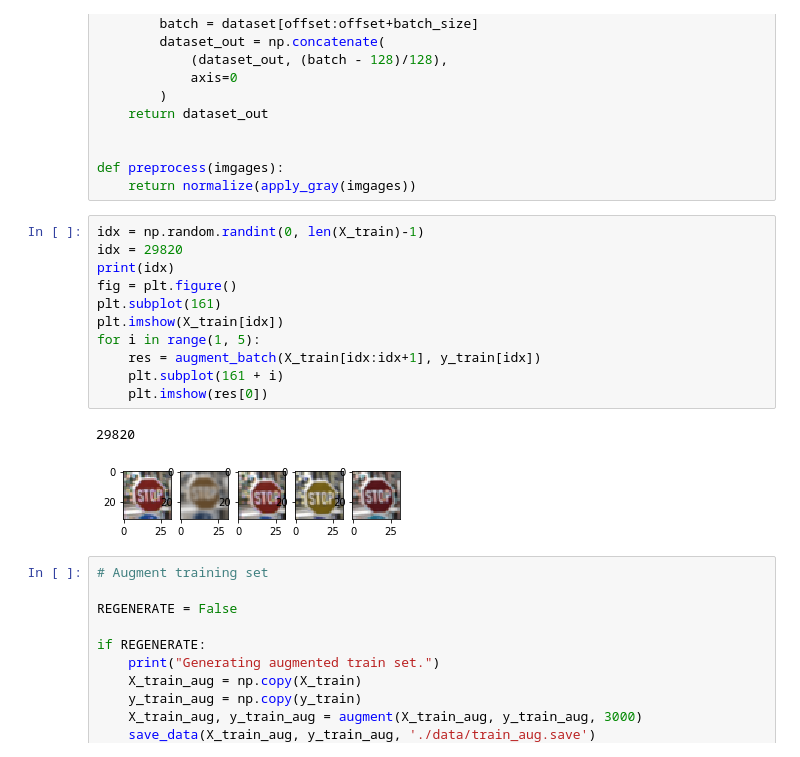
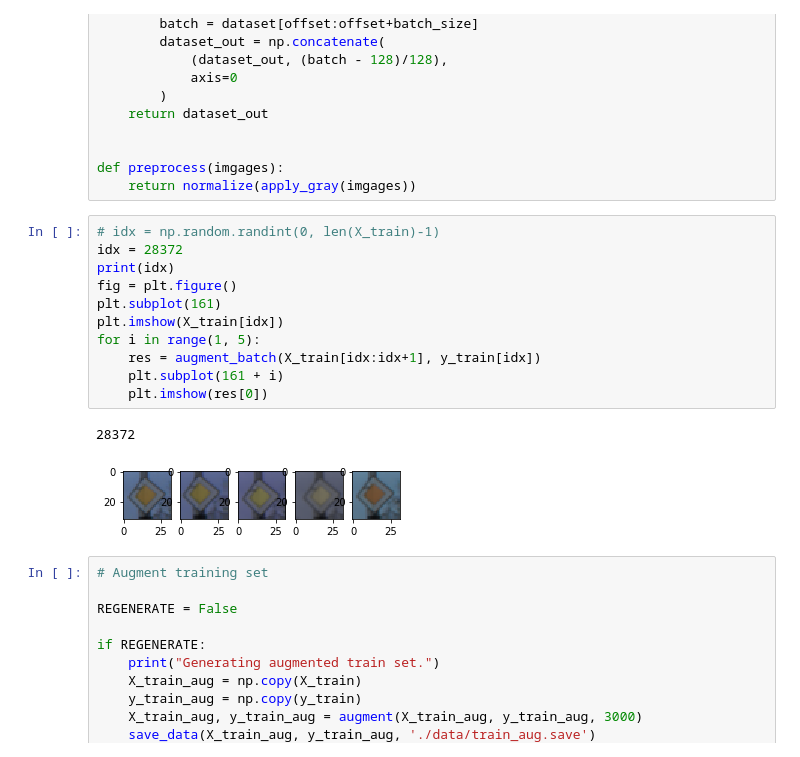
Before and after one commit to dincamihai/CarND-Traffic-Sign-Classifier-Project, a Jupyter notebook: Traffic_Sign_Classifier.ipynb, the cells around one changed output. Saved outputs shown, nothing was run; the diff lists cells and outputs as text.

```diff
--- a/Traffic_Sign_Classifier.ipynb
+++ b/Traffic_Sign_Classifier.ipynb
@@ -286,19 +286,19 @@ def normalize(dataset):
 def preprocess(imgages):
     return normalize(apply_gray(imgages))
 # %%
-idx = np.random.randint(0, len(X_train)-1)
-idx = 29820
+# idx = np.random.randint(0, len(X_train)-1)
+idx = 28372
 print(idx)
 fig = plt.figure()
 plt.subplot(161)
 plt.imshow(X_train[idx])
 for i in range(1, 5):
     res = augment_batch(X_train[idx:idx+1], y_train[idx])
     plt.subplot(161 + i)
     plt.imshow(res[0])
 # %% [output]
-29820
+28372
-[figure, old version]
+[figure, new version]
 # %%
 # Augment training set
 
```
Also changed, not shown: parts of 8 cells of this notebook, 1 other file.
